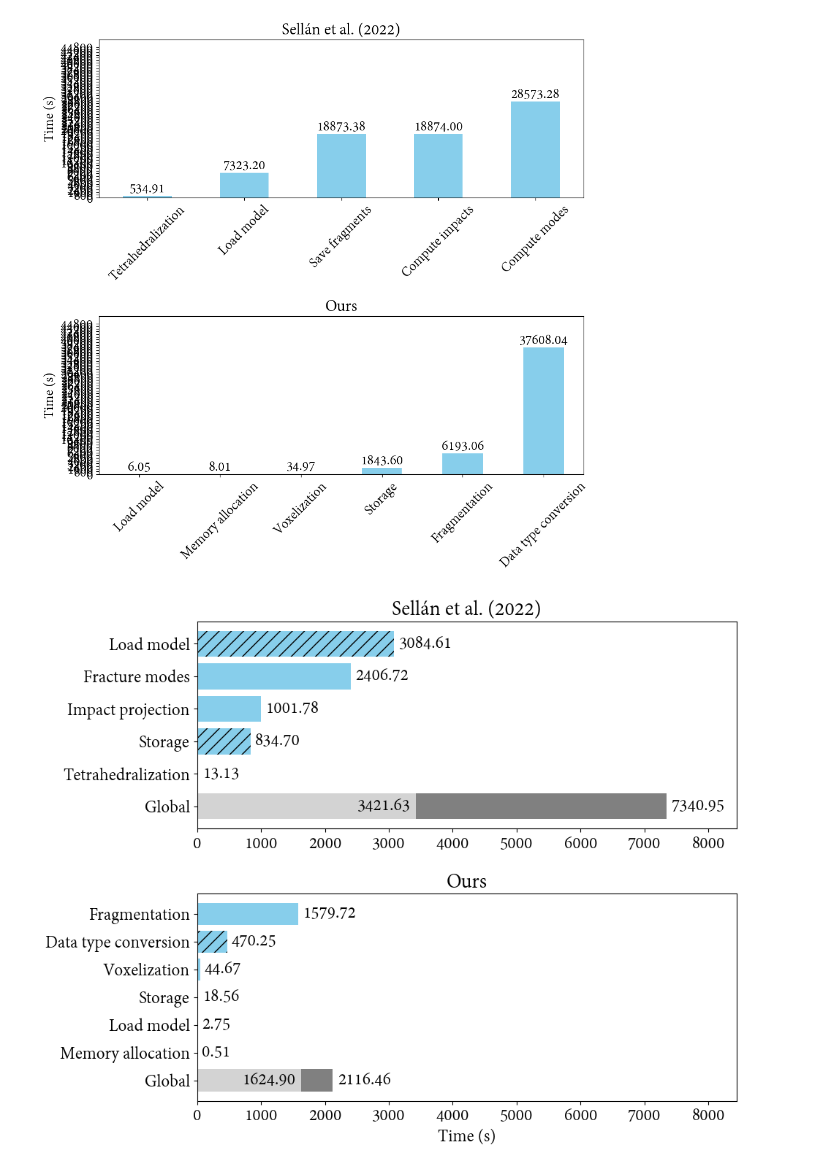
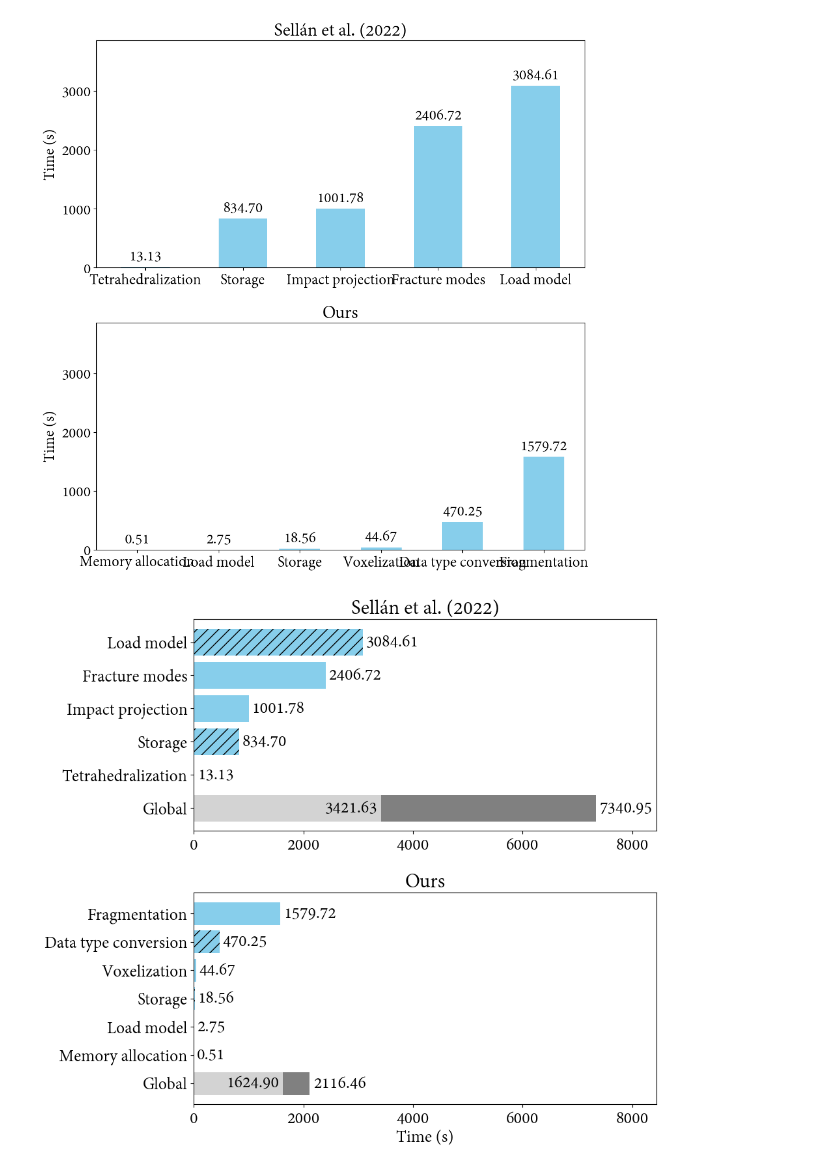
Before and after one commit to AlfonsoLRz/VoxelFragmentML, a Jupyter notebook: Python/Visualizer/resource_visualizer.ipynb, the cells around one changed output. Cells and saved outputs as stored; diff of their text form; code cells hidden in the pictures.

```diff
--- a/Python/Visualizer/resource_visualizer.ipynb
+++ b/Python/Visualizer/resource_visualizer.ipynb
@@ -3,7 +3,7 @@ import numpy as np
 import matplotlib.pyplot as plt
 from tqdm import tqdm
 # %%
-folder = 'time_logs/Thingi10k/'
+folder = 'time_logs/Vessels/'
 approaches = ['Sellán et al. (2022)', 'Ours']
 file = ['sellan_14022024', 'allopezr2024_2_24__12_33_52']
 file = ['sellan', 'ours']
@@ -16,7 +16,7 @@ ignore_storable = False
 # Change matplotlib style
 plt.style.use('default')
 
-font_mapping = {'family': 'Adobe Devanagari', 'weight': 'normal', 'size': 18}
+font_mapping = {'family': 'Adobe Devanagari', 'weight': 'normal', 'size': 20}
 plt.rc('font', **font_mapping)
 # %%
 class Event:
@@ -78,7 +78,6 @@ for i in tqdm(range(len(approaches))):
         num_models = 0
 
         for line in lines:
-            if line.startswith('-') or
             if 'EventType.' in line:
                 time = float(line.split(' ')[1])
                 event_type = line.split(' ')[0]
@@ -227,7 +226,7 @@ for i in range(len(approaches)):
 
     ax[i].set_title(approaches[i])
     ax[i].set_ylabel('Time (s)')
-    ax[i].set_xticklabels(accumulated_time.keys(), rotation=45)
+    #ax[i].set_xticklabels(accumulated_time.keys(), rotation=45)
     ax[i].set_xlim(-0.5, len(unique_events) - 0.5)
     # if i > 0:
     #     ax[i].set_yticklabels([])
@@ -235,23 +234,25 @@ for i in range(len(approaches)):
 
 for i in range(len(approaches)):
     ax[i].set_ylim(0, max_y * 1.25)
-    ax[i].set_yticks(np.arange(0, max_y * 1.2, 800))
+    #ax[i].set_yticks(np.arange(0, max_y * 1.2, 800))
 
 plt.tight_layout()
 plt.savefig('event_distribution.png', dpi=500)
 plt.show()
 # %% [output]
-[figure, old version]
+[figure, new version]
 # %%
 # Grid of size 2x1
 # Events, displayed as horizontal bar chart
-fig, ax = plt.subplots(2, 1, figsize=(10, 8))
+fig, ax = plt.subplots(2, 1, figsize=(10, 9))
 max_x = 0
 
 #
 forbidden_events = ['Data type conversion', 'Load model', 'Save fragments', 'Storage']
 forbid_events = True
 summed_time_copy = summed_time.copy()
+#offset = [7500, 7000]
+offset = [550, 550]
 
 for i in range(len(approaches)):
     # Display as a stacked horizontal bar chart
@@ -267,34 +268,34 @@ for i in range(len(approaches)):
     if forbid_events:
         for event in events[i]:
             if event.event_type in forbidden_events:
                 summed_time_copy[i] -= event.time
 
     # same, but for summed_time. Another bar
     ax[i].barh('Global', summed_time[i], color='gray')
-    ax[i].text(summed_time[i] + 500, 'Global', f'{summed_time[i]:.2f}', ha='center', va='center')
+    ax[i].text(summed_time[i] + offset[i], 'Global', f'{summed_time[i]:.2f}', ha='center', va='center')
 
     # add global time at another bar
     if forbid_events:
         ax[i].barh('Global', summed_time_copy[i], color='lightgray')
-        ax[i].text(summed_time_copy[i] - 500, 'Global', f'{summed_time_copy[i]:.2f}', ha='center', va='center')
+        ax[i].text(summed_time_copy[i] - offset[i], 'Global', f'{summed_time_copy[i]:.2f}', ha='center', va='center')
 
     # pattern for the bars
     patterns = ['//' if ('Data type conversion' in event or 'Load model' in event or 'Save fragments' in event or 'Storage' in event) else '' for event in accumulated_time.keys()]
     ax[i].barh(list(accumulated_time.keys()), list(accumulated_time.values()), color='skyblue', hatch=patterns)
     for event, time in accumulated_time.items():
-        ax[i].text(time + 70, event, f'{time:.2f}', ha='left', va='center')
+        ax[i].text(time + offset[i] / 10, event, f'{time:.2f}', ha='left', va='center')
 
     ax[i].set_title(approaches[i])
     if i > 0:
         ax[i].set_xlabel('Time (s)')
 
     max_x = np.amax([max_x, summed_time[i]])
 
 for i in range(len(approaches)):
     ax[i].set_xlim(0, max_x * 1.15)
 
 plt.tight_layout()
 plt.savefig('event_distribution_horizontal.png', dpi=500)
 plt.show()
 # %% [output]
-[figure, old version]
+[figure, new version]
```
Also changed, not shown: parts of 4 cells of this notebook, 8 other files.
